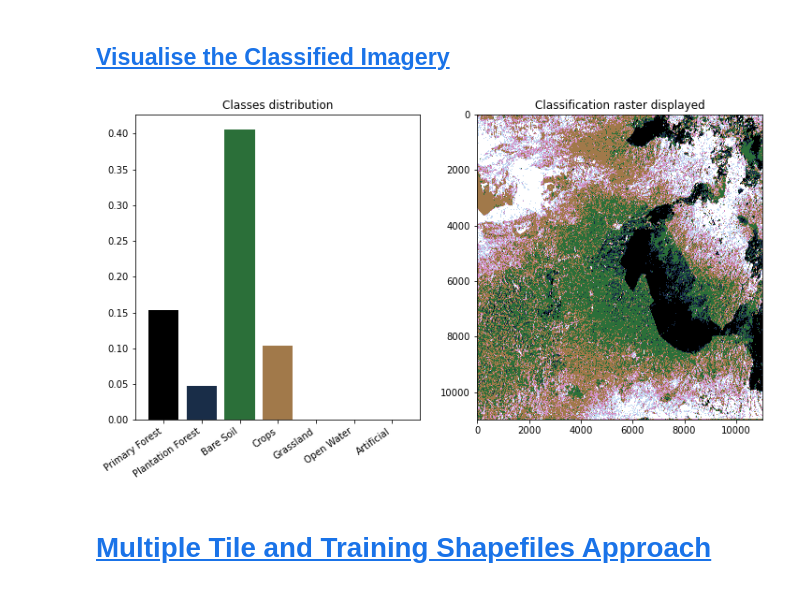
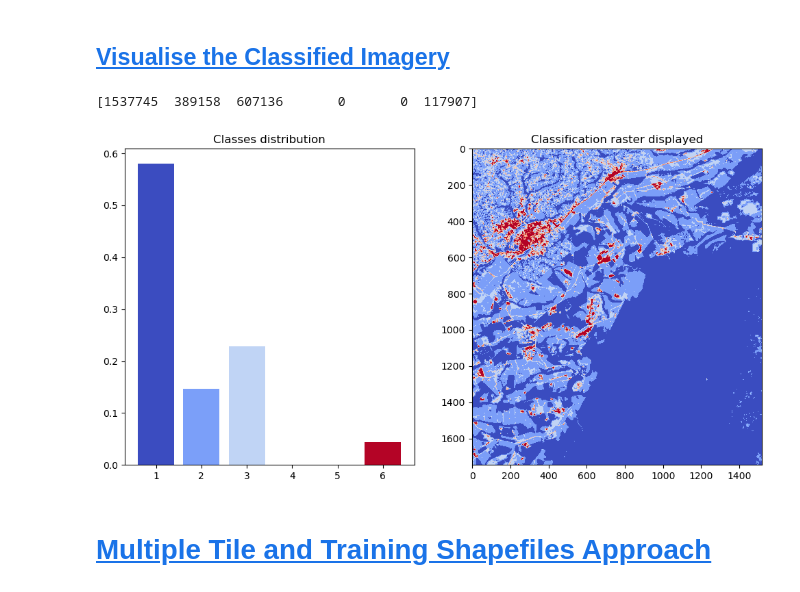
Before and after one commit to clcr/pyeo_1, a Jupyter notebook: notebooks/PyEO_I_Model_Training.ipynb, the cells around one changed output. Cells and saved outputs as stored; diff of their text form; code cells hidden in the pictures.

Commit message:
update model training notebook
also add in pngs

```diff
--- a/notebooks/PyEO_I_Model_Training.ipynb
+++ b/notebooks/PyEO_I_Model_Training.ipynb
@@ -152,16 +178,16 @@ Since we have delineated our training polygons, we can now extract the spectral
 First, specify the paths to the training shapefile, training raster and the out directory.
 # %%
 # specify the path of the training shapefile
-training_shape_filename = "composite_T36MYE_20211212T075229.shp"
+training_shape_filename = "models/composite_T36MYE_20230220T074941_clipped_features.shp"
 
 # specify the path of the training raster
-training_raster_filename = "composite_T36MYE_20211212T075229.tif"
+training_raster_filename = "models/composite_T36MYE_20230220T074941_clipped.tif"
 
 # specify the output folder
-out_folder = "out"
+out_folder = "models/output"
 
 # specify the out filename for the csv
-out_filename = "composite_T36MYE_20211212T075229_features.csv"
+out_filename = "composite_T36MYE_20230220T074941_clipped.csv"
 # %% [markdown]
 ### <a id='toc3_1_1_'></a>[Create `out_folder` if it does not exist](#toc0_)
 # %%
@@ -174,9 +264,9 @@ Now, we can run the `cls.extract_features_to_csv` function.
 If the column heading of your training shapefile is not `CODE`, substitute the correct column name with the `attribute` argument.
 # %%
 # declare our path variables as easier to read variables
-out_path = f"{os.path.join(root_dir, out_folder)}{os.sep}{out_filename}"
-training_raster_path = os.path.join(root_dir, training_raster_filename)
-training_shapefile_path = os.path.join(root_dir, training_shape_filename)
+out_path = f"{os.path.join(pyeo_home, out_folder)}{os.sep}{out_filename}"
+training_raster_path = os.path.join(pyeo_home, training_raster_filename)
+training_shapefile_path = os.path.join(pyeo_home, training_shape_filename)
 
 # run the function to extract the spectral values and assigned classes from the training raster and training shapefile
 cls.extract_features_to_csv(in_ras_path=training_raster_path,
@@ -220,13 +314,17 @@ from sklearn import ensemble as ens
 import numpy as np
 import joblib
 
+# TODO Use Pyeo_1 function to balance training data
+#https://github.com/eogit/pyeo/blob/master/pyeo/apps/model_creation/create_rf_model_from_region.py
+# https://github.com/eogit/pyeo/blob/b9f1563913515e53780a19e36cb104f1f2a7364a/pyeo/classification.py#L1111
+
+
 # initialise an Extra Trees Classifier
 model = ens.ExtraTreesClassifier(bootstrap=False, criterion="gini", max_features=0.55, min_samples_leaf=2,
                                     min_samples_split=16, n_estimators=100, n_jobs=-1, class_weight='balanced')
 
 # load signatures from csv file
-features, labels = cls.load_signatures(f"{out_folder}composite_T36MYE_20191128T075251_features.csv",
-                                       sig_datatype=np.int32)
+features, labels = cls.load_signatures(csv_path, sig_datatype=np.int32)
 
 # split into test and train samples
 X_train, X_test, y_train, y_test = train_test_split(features, labels, test_size=.25, random_state=101)
@@ -234,6 +332,13 @@ X_train, X_test, y_train, y_test = train_test_split(features, labels, test_size=
 # train the model
 model.fit(X_train, y_train)
 
+# TODO: Capture confusion matrix and accuracy from 25% of validation pixels of the pyeo forestmind
+## (already output to log file)
+# TODO:
+## Example under heiko/matogrosso... mato_rf_toby_1_1.txt
+
+
 # save the model
-joblib.dump(model, filename=f"{out_folder}model_36MYE_20220313.pkl")
+
+joblib.dump(model, filename = os.path.join(pyeo_home, out_folder, 'model.pkl'))
 # %% [output]
@@ -325,6 +429,7 @@ def visualise_classification(classified_path: str, labels: list):
     array = np.array(ds.GetRasterBand(1).ReadAsArray())
 
     counts, _ = np.histogram(array, bins = len(labels))
+    print(counts)
     percent = counts / counts.sum()
     fig, (ax1, ax2) = plt.subplots(1, 2, figsize = (12, 6))
 
@@ -340,13 +445,14 @@ def visualise_classification(classified_path: str, labels: list):
         cmap_name = base.name + str(N)
         return base.from_list(cmap_name, color_list, N)
 
-    cmap = discrete_cmap(len(labels), base_cmap="cubehelix")
+    cmap = discrete_cmap(len(labels), base_cmap="coolwarm")
+    # cmap = discrete_cmap(len(labels), base_cmap="cubehelix")
     cmap.set_bad("red")
     colour_list = [mcolors.rgb2hex(cmap(i)) for i in range(cmap.N)]
 
     x = np.arange(1, (len(labels) + 1))
     ax1.bar(x, percent, color=colour_list)
-    ax1.set_xticks(x, labels=labels, rotation=35, ha="right")
+    # ax1.set_xticks(x, labels=labels, rotation=35, ha="right")
     ax1.set_title("Classes distribution")
     ax2.set_title("Classification raster displayed")
 
@@ -356,19 +462,20 @@ def visualise_classification(classified_path: str, labels: list):
     return
 # %%
 # specify the path of the classified image
-classified_path = f"{out_folder}composite_T36MYE_20211212T075229_class.tif"
+classified_path = os.path.join(pyeo_home, out_folder, 'composite_T36MYE_20211212T075229_class.tif')
 
 # create a list of class labels
 labels = [
     "Primary Forest",
     "Plantation Forest",
     "Bare Soil",
     "Crops",
+    # "Open Water",
     "Grassland",
-    "Open Water",
     "Artificial"
     ]
 
 visualise_classification(classified_path=classified_path, labels=labels)
 # %% [output]
+[1537745  389158  607136       0       0  117907]
-[figure, old version]
+[figure, new version]
```
Also changed, not shown: parts of 16 cells of this notebook, 4 other files.
